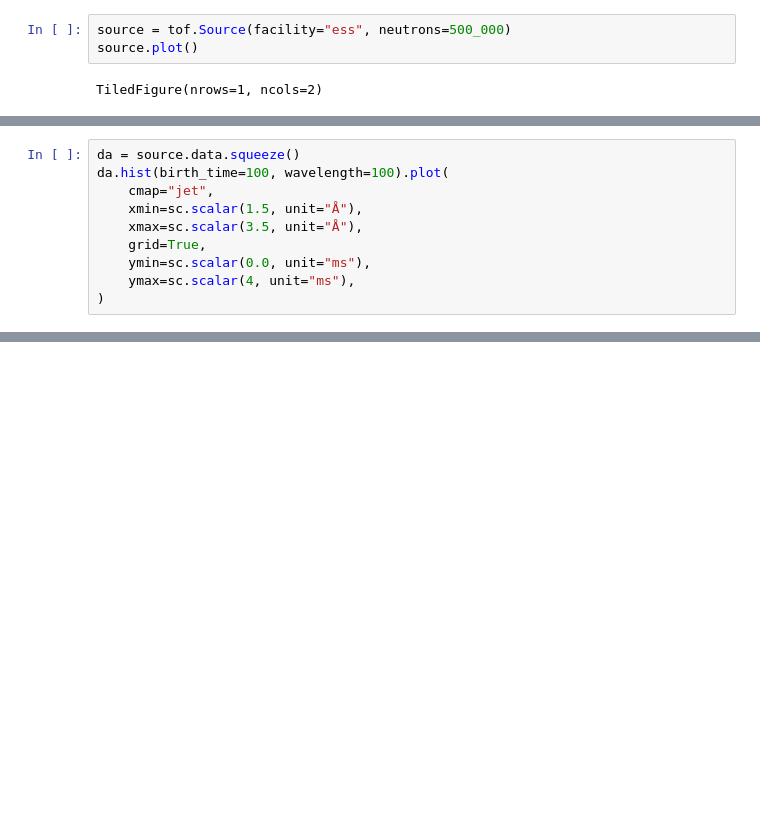
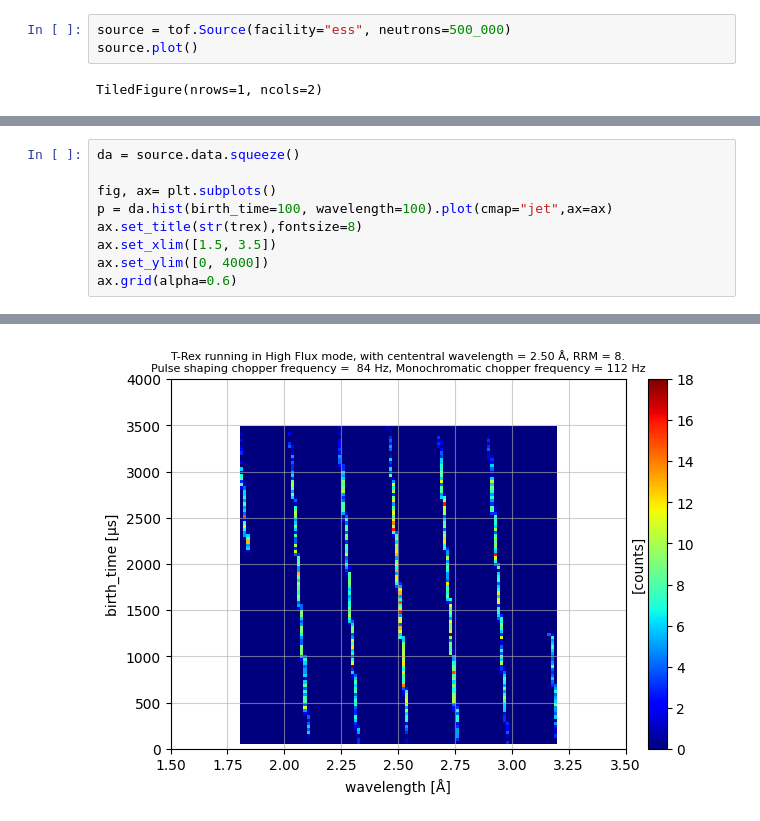
Before and after one commit to YooSunYoung/trex, a Jupyter notebook: jupyter/0_ess_source.ipynb, the cells around one changed output, grey strips where cells are left out. Saved outputs shown, nothing was run; the diff lists cells and outputs as text; blank space fills up the shorter version.

```diff
--- a/jupyter/0_ess_source.ipynb
+++ b/jupyter/0_ess_source.ipynb
@@ -48,12 +50,11 @@ Data:
                             float64         [counts]  (pulse, event)  [1, 1, ..., 1, 1]
 # %%
 da = source.data.squeeze()
-da.hist(birth_time=100, wavelength=100).plot(
-    cmap="jet",
-    xmin=sc.scalar(1.5, unit="Å"),
-    xmax=sc.scalar(3.5, unit="Å"),
-    grid=True,
-    ymin=sc.scalar(0.0, unit="ms"),
-    ymax=sc.scalar(4, unit="ms"),
-)
+
+fig, ax= plt.subplots()
+p = da.hist(birth_time=100, wavelength=100).plot(cmap="jet",ax=ax)
+ax.set_title(str(trex),fontsize=8)
+ax.set_xlim([1.5, 3.5])
+ax.set_ylim([0, 4000])
+ax.grid(alpha=0.6)
 # %% [output]
@@ -60,0 +61 @@ da.hist(birth_time=100, wavelength=100).plot(
+[figure, added]
```
Also changed, not shown: parts of 3 cells of this notebook, 1 other file.
